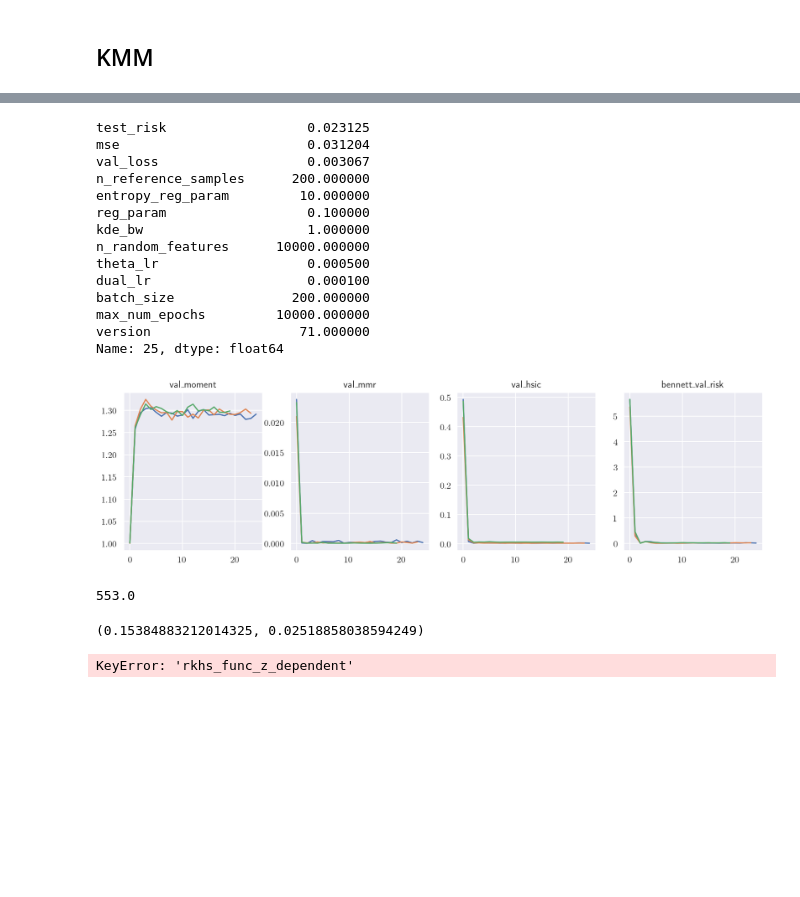
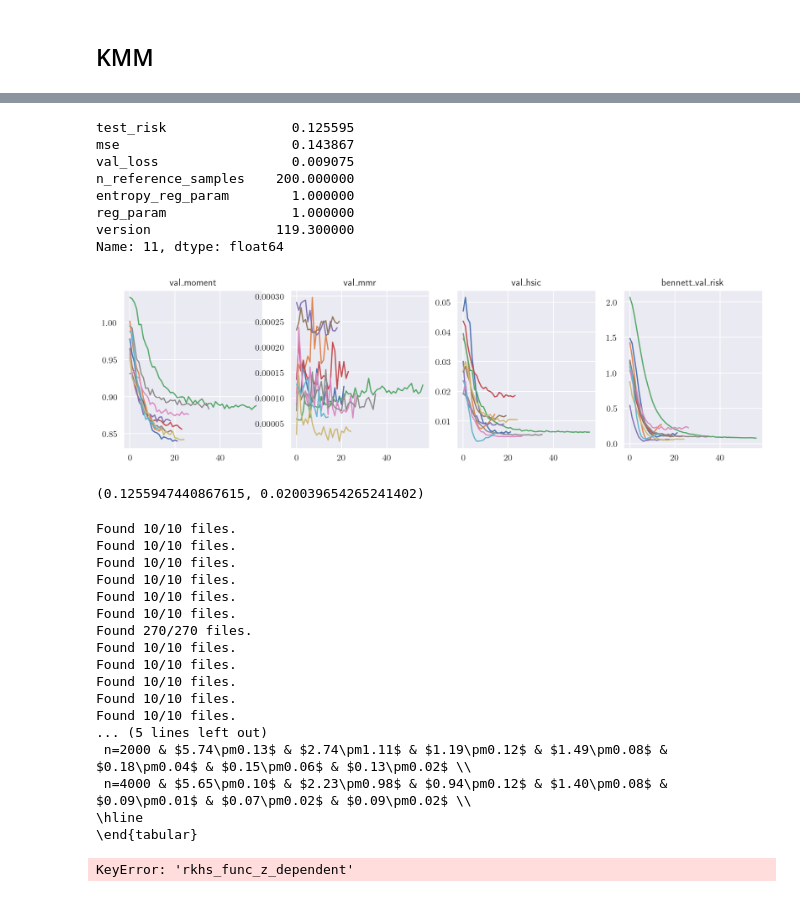
Before and after one commit to HeinerKremer/conditional-moment-restrictions, a Jupyter notebook: experiments/eval_data_pandas.ipynb, the cells around one changed output, grey strips where cells are left out. Saved outputs shown, nothing was run; the diff lists cells and outputs as text; code cells hidden in the pictures; blank space fills up the shorter version.

```diff
--- a/experiments/eval_data_pandas.ipynb
+++ b/experiments/eval_data_pandas.ipynb
@@ -237,29 +239,21 @@ best_kmm
 # %%
-plot_val_loss_opt(kmm, config_id=25)
+plot_val_loss_opt(kmm, config_id=11)
 # %% [output]
-test_risk                  0.023125
-mse                        0.031204
-val_loss                   0.003067
-n_reference_samples      200.000000
-entropy_reg_param         10.000000
-reg_param                  0.100000
-kde_bw                     1.000000
-n_random_features      10000.000000
-theta_lr                   0.000500
-dual_lr                    0.000100
-batch_size               200.000000
-max_num_epochs         10000.000000
-version                   71.000000
-Name: 25, dtype: float64
+test_risk                0.125595
+mse                      0.143867
+val_loss                 0.009075
+n_reference_samples    200.000000
+entropy_reg_param        1.000000
+reg_param                1.000000
+version                119.300000
+Name: 11, dtype: float64
-[figure, old version]
+[figure, new version]
 # %%
 get_mean_and_sem(kmm, test_metric='test_risk', val_metric='val_loss', hparam_config={
-                                       'val_loss_func': 'moment_violation',
                                        "n_reference_samples": [200],
-                                       "entropy_reg_param": [1],
-                                       "reg_param": [1],
-                                       'kde_bw': 0.1}
+                                       #"entropy_reg_param": [1],
+                                       #"reg_param": [1]
+}
                 )
 # %% [output]
-553.0
+(0.1255947440867615, 0.020039654265241402)
-(0.15384883212014325, 0.02518858038594249)
@@ -266,3 +296,24 @@ get_mean_and_sem(kmm, test_metric='test_risk', val_metric='val_loss', hparam_con
+# %%
+methods = ['OLS', 'SMD', "MMR", 'DeepIV', 'VMM-neural', 'FGEL-neural', 'KMM']
+generate_table_bennett(methods, kmm_hparam_config={"n_reference_samples": [200], })
+# %% [output]
+Found 10/10 files.
+Found 10/10 files.
+Found 10/10 files.
+Found 10/10 files.
+Found 10/10 files.
+Found 10/10 files.
+Found 270/270 files.
+Found 10/10 files.
+Found 10/10 files.
+Found 10/10 files.
+Found 10/10 files.
+Found 10/10 files.
+... (5 lines left out)
+ n=2000 & $5.74\pm0.13$ & $2.74\pm1.11$ & $1.19\pm0.12$ & $1.49\pm0.08$ & $0.18\pm0.04$ & $0.15\pm0.06$ & $0.13\pm0.02$ \\
+ n=4000 & $5.65\pm0.10$ & $2.23\pm0.98$ & $0.94\pm0.12$ & $1.40\pm0.08$ & $0.09\pm0.01$ & $0.07\pm0.02$ & $0.09\pm0.02$ \\
+\hline
+\end{tabular}
 # %%
 import matplotlib.pyplot as plt
 import seaborn as sns
```
Also changed, not shown: parts of 23 cells of this notebook, 3 other files.
